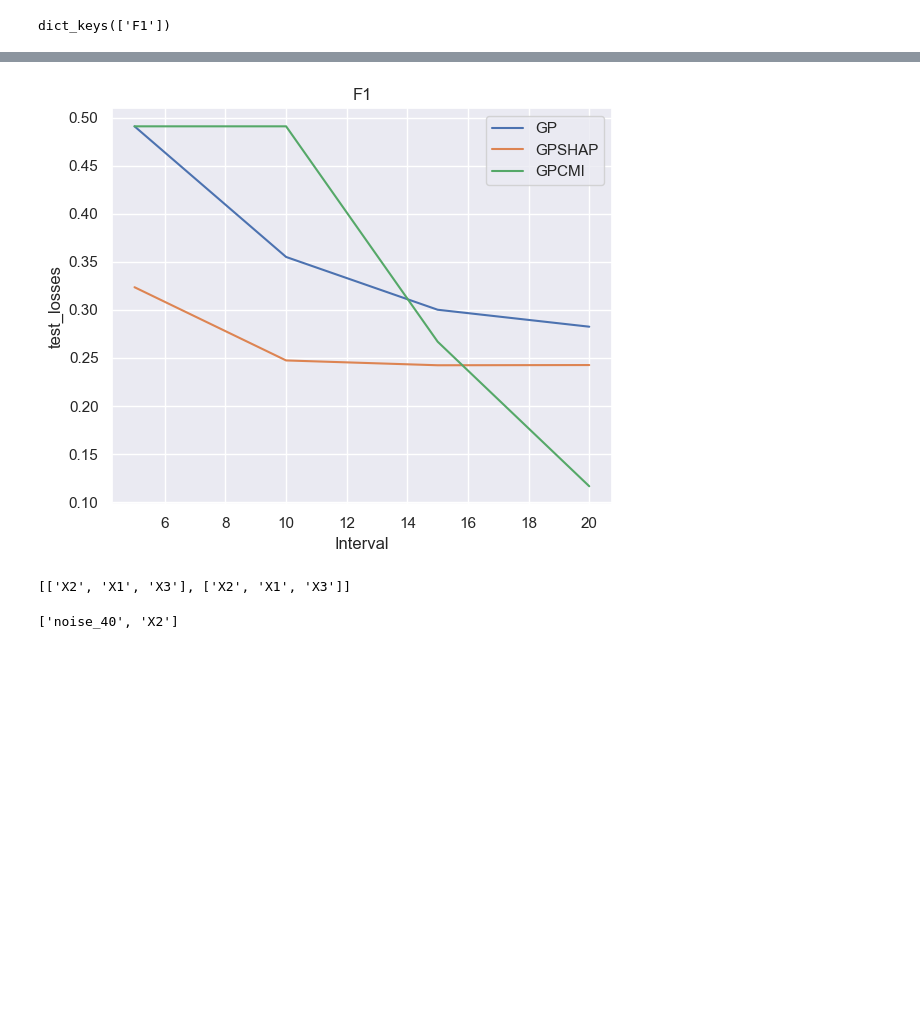
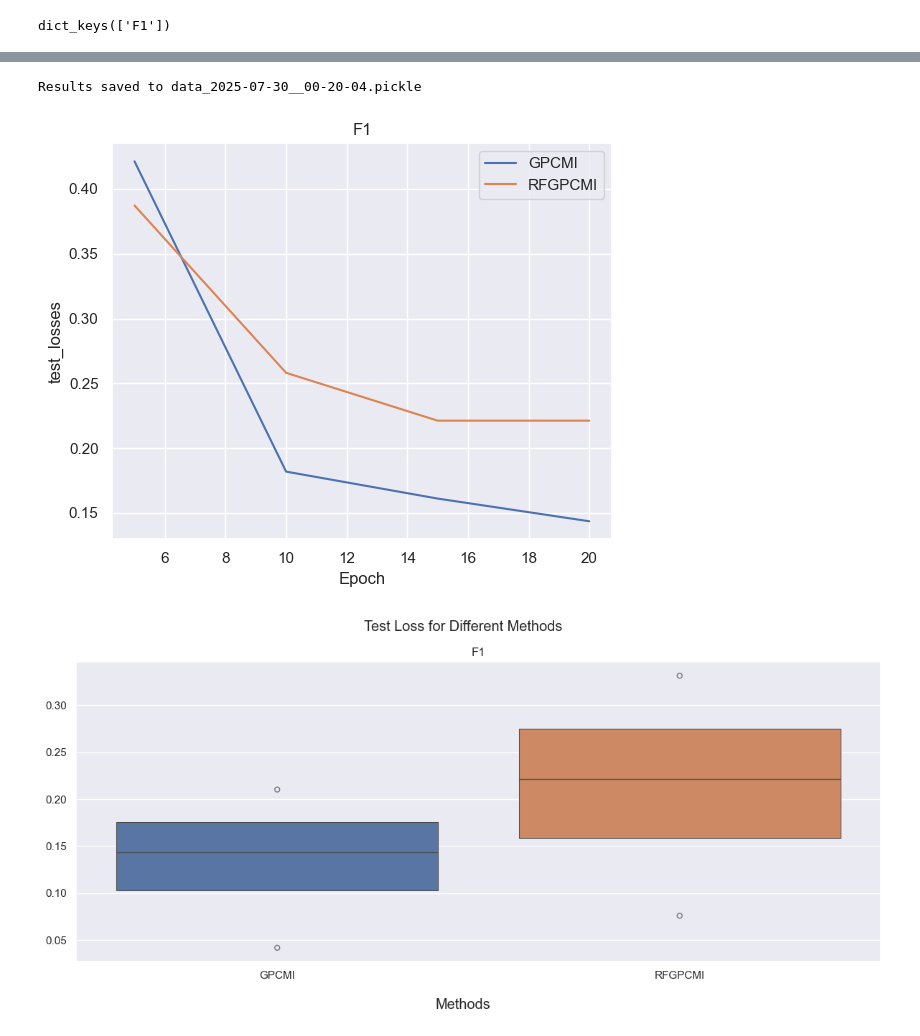
Before and after one commit to KevinHaka/Symbolic-Regression-Genetic-Programming, a Jupyter notebook: notebooks/test.ipynb, the cells around one changed output, grey strips where cells are left out. Cells and saved outputs as stored; diff of their text form; code cells hidden in the pictures; blank space fills up the shorter version.

```diff
--- a/notebooks/test.ipynb
+++ b/notebooks/test.ipynb
@@ -290,9 +295,26 @@ for result in computed_results:
+# %%
+data = {
+    "results": results,
+    "equations": equations,
+    "features": features
+}
+timestamp = datetime.datetime.now().strftime("%Y-%m-%d__%H-%M-%S")
+filename = f"data_{timestamp}.pickle"
+with open(filename, "wb") as f:
+    pickle.dump(data, f)
+print(f"\nResults saved to {filename}")
+# %% [output]
+Results saved to data_2025-07-30__00-20-04.pickle
+# %%
+data = pickle.load(open('data_2025-07-30__09-34-10.pickle', "rb"))
+results, features, equations = data['results'], data['features'], data['equations']
 # %%
 # metrics = 'training_losses'
 # metrics = 'validation_losses'
 metrics = 'test_losses'
 n_datasets = len(results)
 # record_interval = gp_params['record_interval']
+
 fig, axes = plt.subplots(1, n_datasets, figsize=(6 * n_datasets, 5))
 
 if n_datasets == 1:
@@ -303,30 +325,22 @@ for ax, (dataset_name, dataset_results) in zip(axes, results.items()):
     method = next(iter(dataset_results))
     length = len(dataset_results[method][metrics].mean(axis=0))
 
-
     for method in dataset_results.keys():
         ax.plot(
             range(record_interval, length * record_interval + 1, record_interval),
-            np.mean(dataset_results[method][metrics], axis=0),
+            np.median(dataset_results[method][metrics], axis=0),
             # dataset_results[method][metrics],
             label=method
         )
     ax.set_title(dataset_name)
-    ax.set_xlabel("Interval")
+    ax.set_xlabel("Epoch")
     # ax.set_yscale("log")
     ax.legend()
 
 axes[0].set_ylabel(metrics)
+# axes[0].set_ylim((0, 1))
 plt.tight_layout()
 
 plt.show()
 # %% [output]
-[figure, old version]
+[figure, new version]
-# %%
-features['F1']['GPCMI']
-# %% [output]
-[['X2', 'X1', 'X3'], ['X2', 'X1', 'X3']]
-# %%
-features['F1']['GPSHAP'][0]
-# %% [output]
-['noise_40', 'X2']
@@ -353,0 +347,35 @@ features['F1']['GPSHAP'][0]
+# %%
+from copy import deepcopy
+
+results_copy = deepcopy(results)
+
+for dataset_name in results.keys():
+    for method in results[dataset_name].keys():
+        for metric in results[dataset_name][method].keys():
+            results_copy[dataset_name][method][metric] = results[dataset_name][method][metric][:, -1]
+# %%
+# Convert results to DataFrame
+df_results = results_to_dataframe(results_copy)
+
+fig, axes = plot_results(
+    df_results,
+    # nrows=2,
+    # ncols=None,
+    # group_level="model",
+    # value_level="metric",
+    value_key="test_losses"
+    # value_key="validation_losses",
+    # value_key="training_losses"
+)
+
+fig.figure.set_size_inches(12, 5)
+fig.tight_layout(w_pad=0.5)
+fig.suptitle("Test Loss for Different Methods", y=1.04)
+# fig.supylabel("Test Loss", x=-.02)
+fig.supxlabel("Methods", y=-.05)
+
+# axes[0].set_ylim(-.001, 0.025)
+# axes[1].set_ylim(.1, 0.2)
+plt.show()
+# %% [output]
+[figure, added]
```
Also changed, not shown: parts of 16 cells of this notebook.
